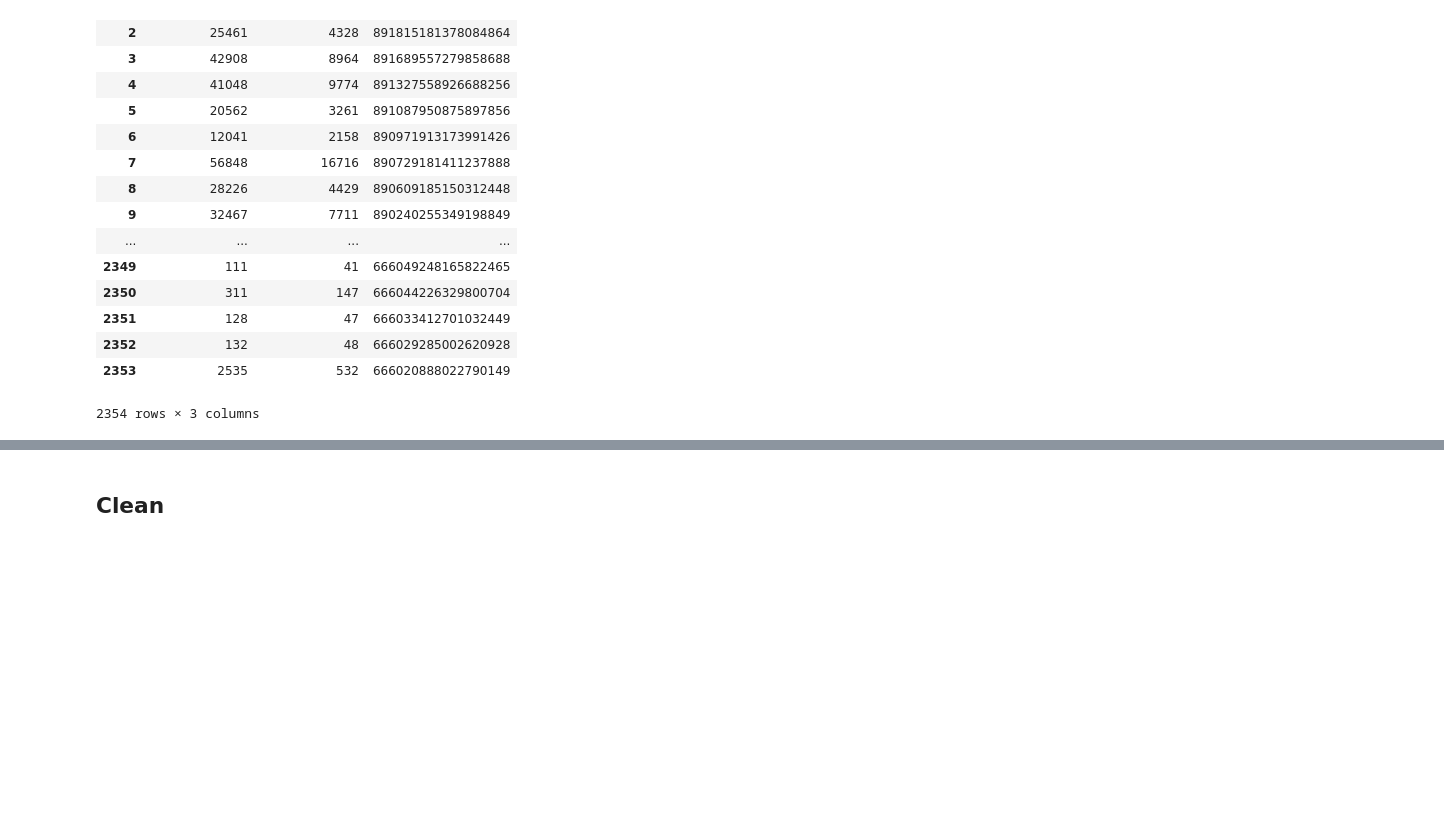
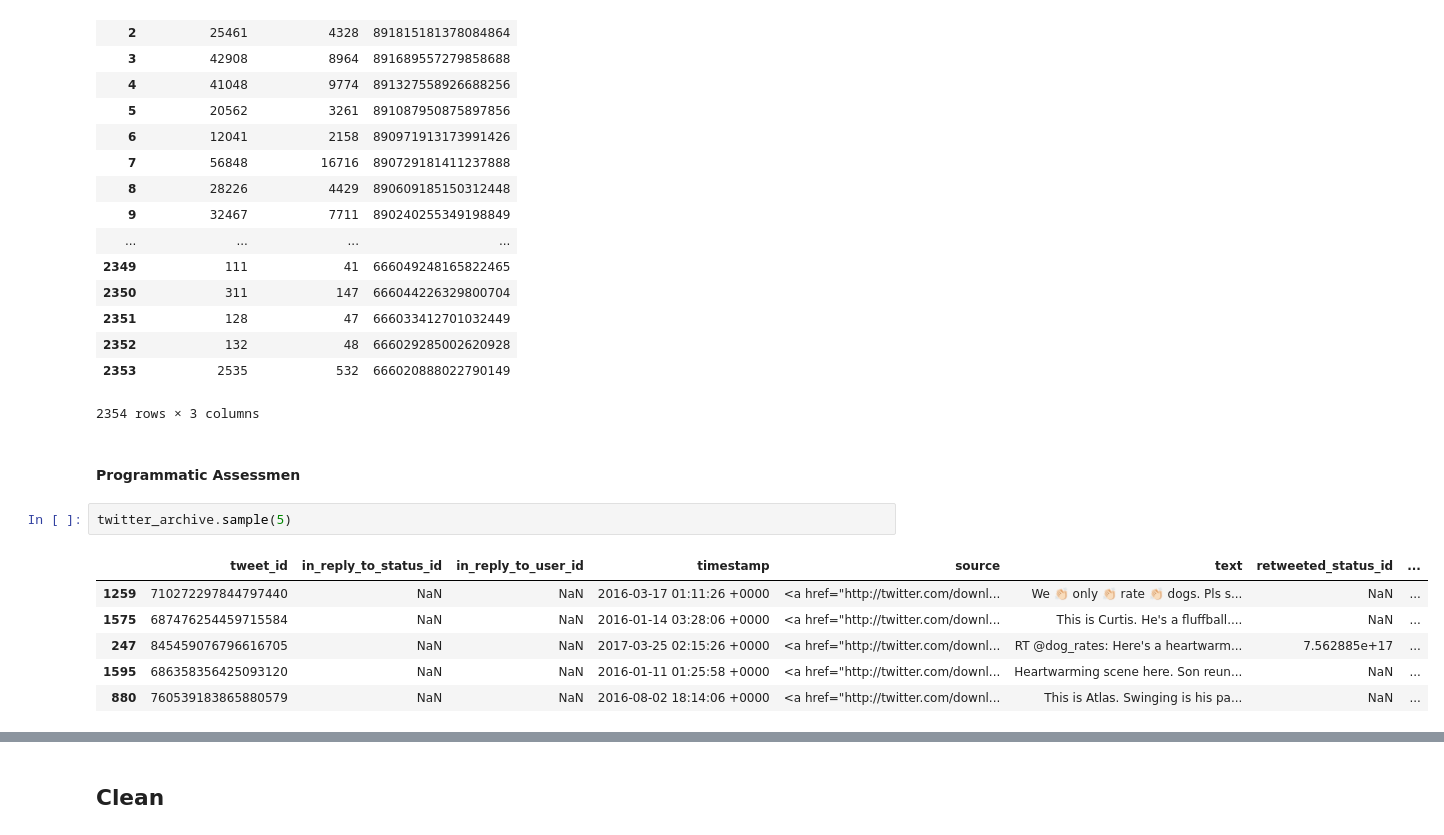
Before and after one commit to mohmednasr/dog_rating, a Jupyter notebook: wrangle_act.ipynb, the cells around one changed output, grey strips where cells are left out. Cells and saved outputs as stored; diff of their text form; blank space fills up the shorter version.

```diff
--- a/wrangle_act.ipynb
+++ b/wrangle_act.ipynb
@@ -169,3 +204,14 @@ tweet_json
 | 2352 | 132 | 48 | 666029285002620928 |
 | 2353 | 2535 | 532 | 666020888022790149 |
 2354 rows × 3 columns
+# %% [markdown]
+#### Programmatic Assessmen
+# %%
+twitter_archive.sample(5)
+# %% [output]
+|  | tweet_id | in_reply_to_status_id | in_reply_to_user_id | timestamp | source | text | retweeted_status_id | ... |
+| 1259 | 710272297844797440 | NaN | NaN | 2016-03-17 01:11:26 +0000 | <a href="http://twitter.com/downl... | We 👏🏻 only 👏🏻 rate 👏🏻 dogs. Pls s... | NaN | ... |
+| 1575 | 687476254459715584 | NaN | NaN | 2016-01-14 03:28:06 +0000 | <a href="http://twitter.com/downl... | This is Curtis. He's a fluffball.... | NaN | ... |
+| 247 | 845459076796616705 | NaN | NaN | 2017-03-25 02:15:26 +0000 | <a href="http://twitter.com/downl... | RT @dog_rates: Here's a heartwarm... | 7.562885e+17 | ... |
+| 1595 | 686358356425093120 | NaN | NaN | 2016-01-11 01:25:58 +0000 | <a href="http://twitter.com/downl... | Heartwarming scene here. Son reun... | NaN | ... |
+| 880 | 760539183865880579 | NaN | NaN | 2016-08-02 18:14:06 +0000 | <a href="http://twitter.com/downl... | This is Atlas. Swinging is his pa... | NaN | ... |
```
Also changed, not shown: parts of 16 cells of this notebook.
